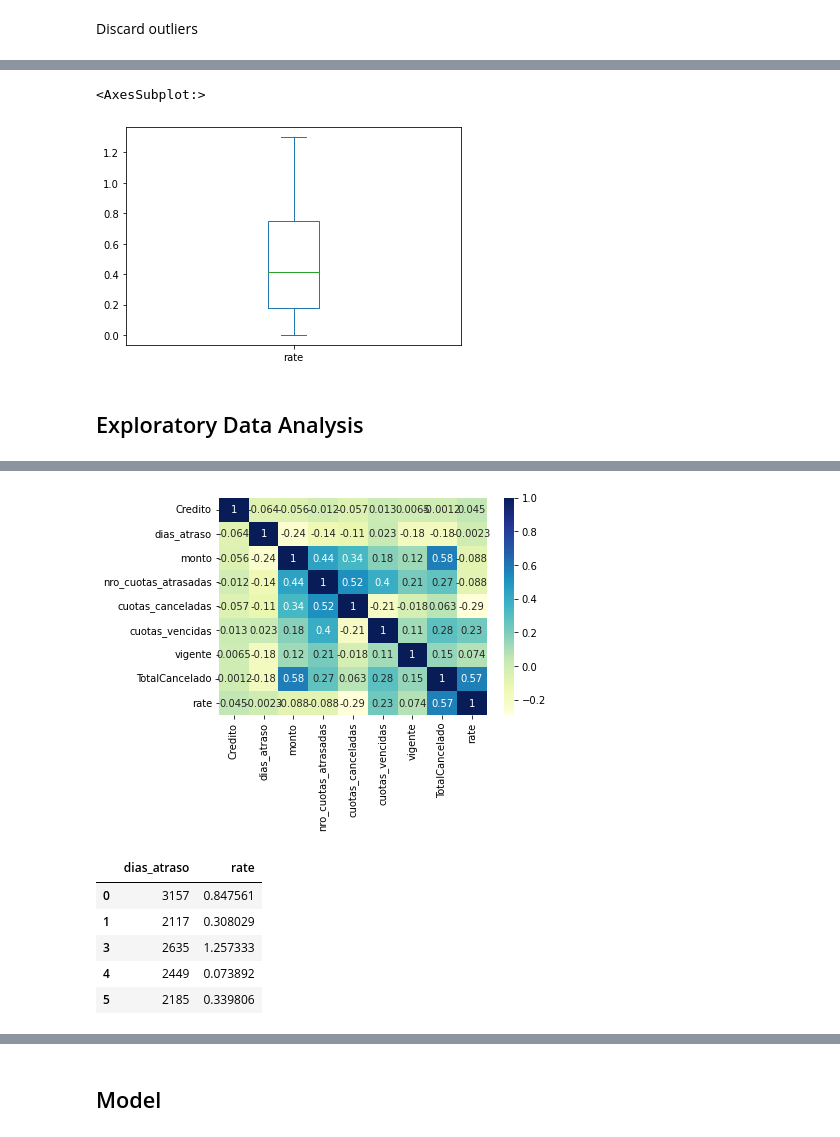
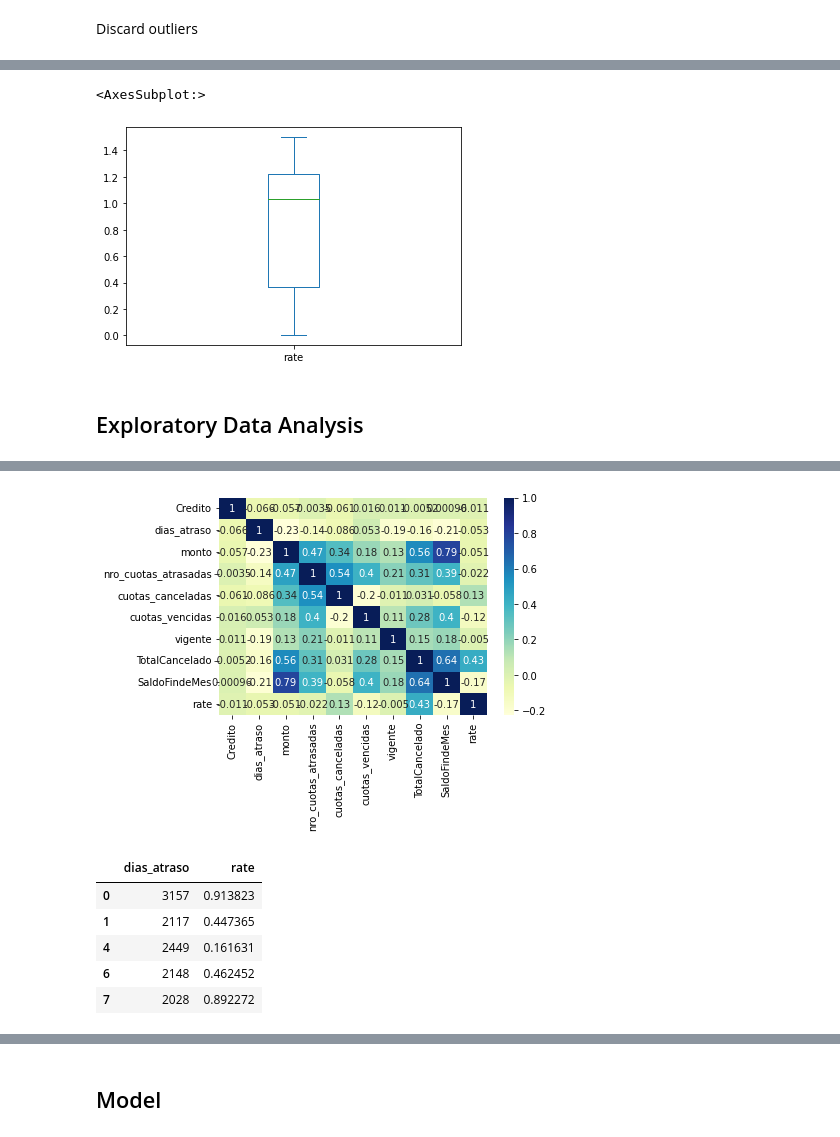
Before and after one commit to pariosur/avance_bpo, a Jupyter notebook: avance_notebook.ipynb, the cells around one changed output, grey strips where cells are left out. Saved outputs shown, nothing was run; the diff lists cells and outputs as text; code cells hidden in the pictures.

Commit message:
fixing target value

```diff
--- a/avance_notebook.ipynb
+++ b/avance_notebook.ipynb
@@ -345,4 +367,4 @@ Name: nombre_conyuge, dtype: object
 
 Determinar si usuarios tienen garante
 # %%
-df_features2['nombre_garante'].replace(to_replace=r"[\w'-]+", value='Si', regex = True, inplace=True)
+df_features3['nombre_garante'].replace(to_replace=r"[\w'-]+", value='Si', regex = True, inplace=True)
@@ -354,3 +371,3 @@ See the caveats in the documentation: https://pandas.pydata.org/pandas-docs/stab
 # %%
-df_features2['nombre_garante'].fillna('No', inplace=True)
-df_features2.loc[df_features2['nombre_garante'].str.contains('Si'), 'nombre_garante'] = 'Si'
+df_features3['nombre_garante'].fillna('No', inplace=True)
+df_features3.loc[df_features3['nombre_garante'].str.contains('Si'), 'nombre_garante'] = 'Si'
@@ -417 +421,3 @@ See the caveats in the documentation: https://pandas.pydata.org/pandas-docs/stab
+# %%
+df_features3['rate'] = df_features3['TotalCancelado'] / df_features3['SaldoFindeMes']
 # %%
@@ -468,0 +453,3 @@ memory usage: 1.3+ MB
+# %%
+df_out3 = df_features3[df_features3['rate'] < 1.5]
+df_out3.info()
@@ -469,11 +476,11 @@ memory usage: 1.3+ MB
 # %%
-df_out2['rate'].plot(kind='box')
+df_out3['rate'].plot(kind='box')
 # %% [output]
 <AxesSubplot:>
-[figure, old version]
+[figure, new version]
 # %% [markdown]
 ## Exploratory Data Analysis
 # %%
 import seaborn as sns
-dataplot = sns.heatmap(df_out2.corr(), cmap="YlGnBu", annot=True)
+dataplot = sns.heatmap(df_out3.corr(), cmap="YlGnBu", annot=True)
 # %% [output]
@@ -480,14 +488,14 @@ dataplot = sns.heatmap(df_out2.corr(), cmap="YlGnBu", annot=True)
-[figure, old version]
+[figure, new version]
 # %%
-df_atraso_rate = df_out2[['dias_atraso','rate']]
+df_atraso_rate = df_out3[['dias_atraso','rate']]
 df_atraso_rate.head()
 # %% [output]
 |  | dias_atraso | rate |
-| 0 | 3157 | 0.847561 |
-| 1 | 2117 | 0.308029 |
-| 3 | 2635 | 1.257333 |
-| 4 | 2449 | 0.073892 |
-| 5 | 2185 | 0.339806 |
+| 0 | 3157 | 0.913823 |
+| 1 | 2117 | 0.447365 |
+| 4 | 2449 | 0.161631 |
+| 6 | 2148 | 0.462452 |
+| 7 | 2028 | 0.892272 |
 # %%
 import matplotlib.pyplot as plt
 
```
Also changed, not shown: parts of 51 cells of this notebook.
